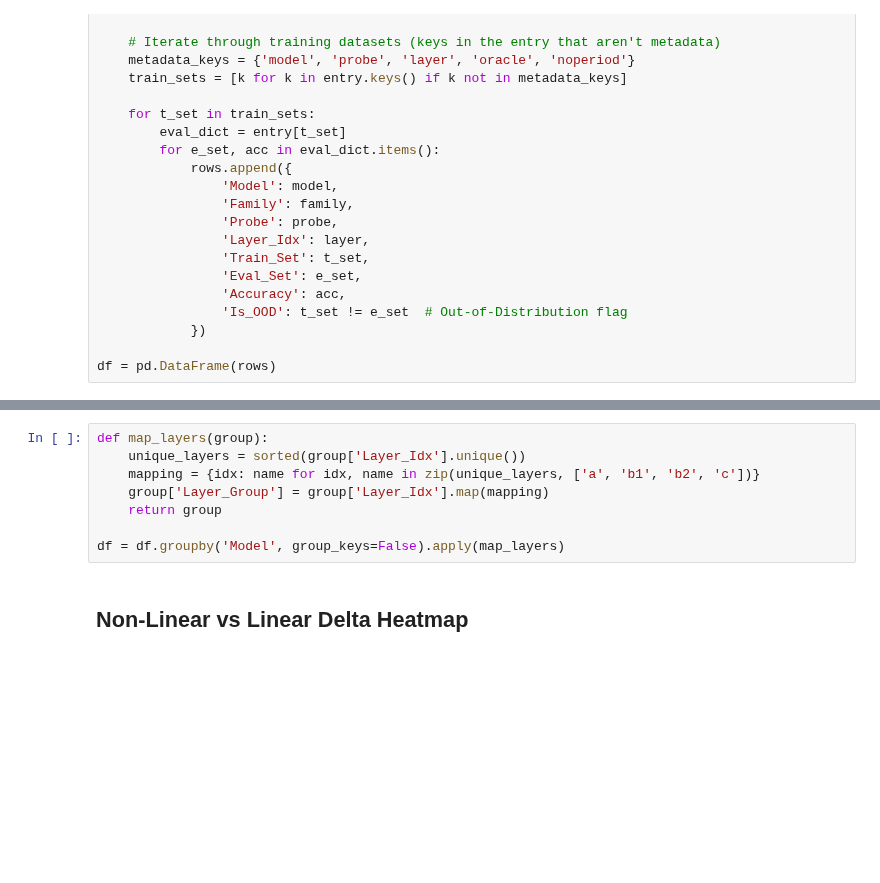
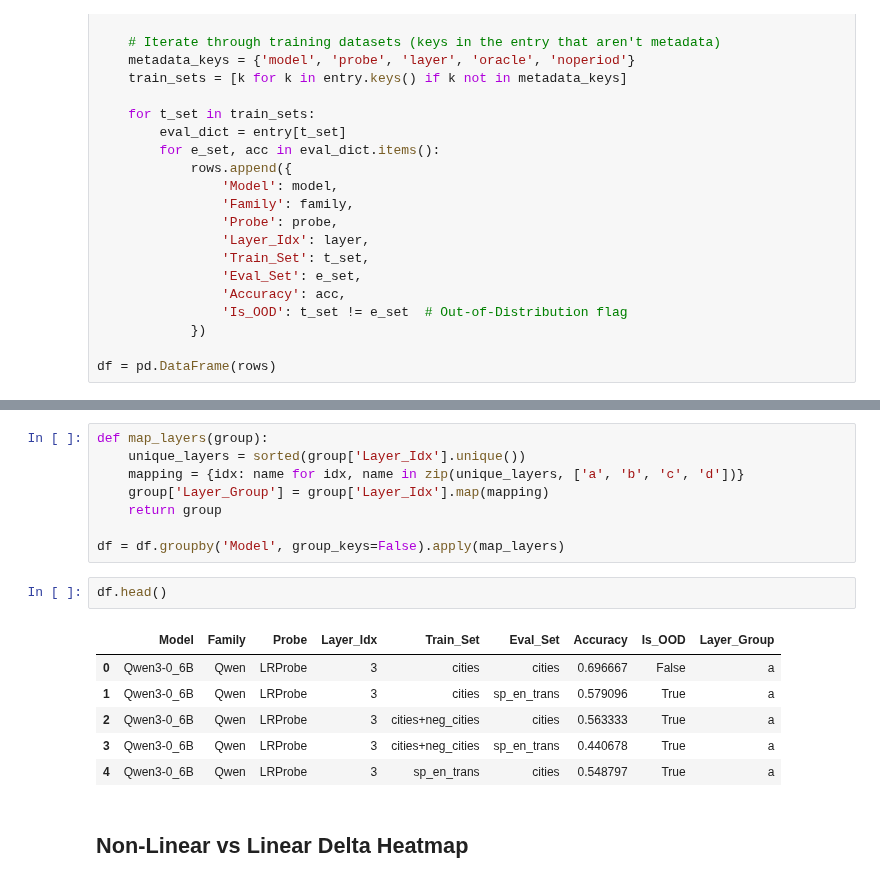
Before and after one commit to h4rz3rk4s3/geometry-of-ignorance, a Jupyter notebook: plot_generalization_new.ipynb, the cells around one changed output, grey strips where cells are left out. Cells and saved outputs as stored; diff of their text form; blank space fills up the shorter version.

```diff
--- a/plot_generalization_new.ipynb
+++ b/plot_generalization_new.ipynb
@@ -47,11 +47,20 @@ df.head()
 # %%
 def map_layers(group):
     unique_layers = sorted(group['Layer_Idx'].unique())
-    mapping = {idx: name for idx, name in zip(unique_layers, ['a', 'b1', 'b2', 'c'])}
+    mapping = {idx: name for idx, name in zip(unique_layers, ['a', 'b', 'c', 'd'])}
     group['Layer_Group'] = group['Layer_Idx'].map(mapping)
     return group
 
 df = df.groupby('Model', group_keys=False).apply(map_layers)
+# %%
+df.head()
+# %% [output]
+|  | Model | Family | Probe | Layer_Idx | Train_Set | Eval_Set | Accuracy | Is_OOD | Layer_Group |
+| 0 | Qwen3-0_6B | Qwen | LRProbe | 3 | cities | cities | 0.696667 | False | a |
+| 1 | Qwen3-0_6B | Qwen | LRProbe | 3 | cities | sp_en_trans | 0.579096 | True | a |
+| 2 | Qwen3-0_6B | Qwen | LRProbe | 3 | cities+neg_cities | cities | 0.563333 | True | a |
+| 3 | Qwen3-0_6B | Qwen | LRProbe | 3 | cities+neg_cities | sp_en_trans | 0.440678 | True | a |
+| 4 | Qwen3-0_6B | Qwen | LRProbe | 3 | sp_en_trans | cities | 0.548797 | True | a |
 # %% [markdown]
 ## Non-Linear vs Linear Delta Heatmap
 # %%
```
Also changed, not shown: parts of 6 cells of this notebook, 16 other files.
